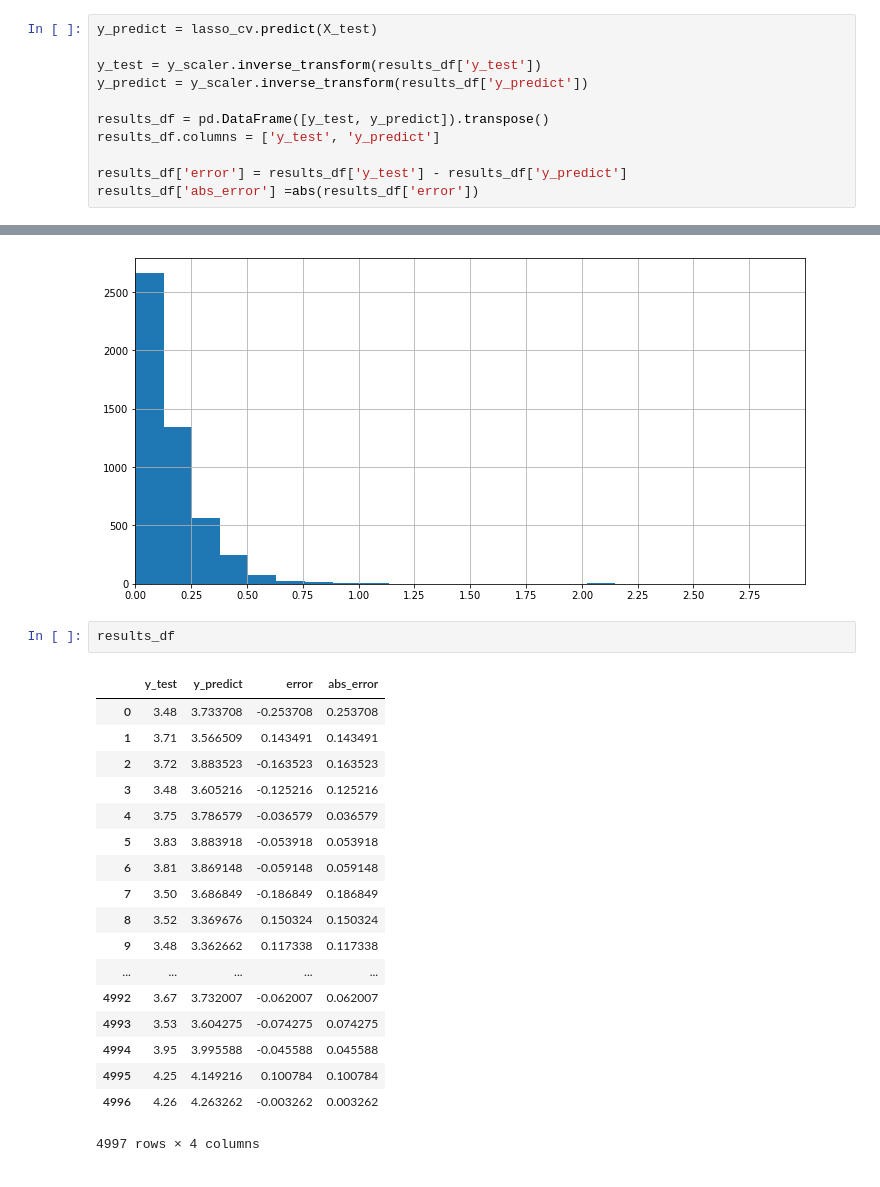
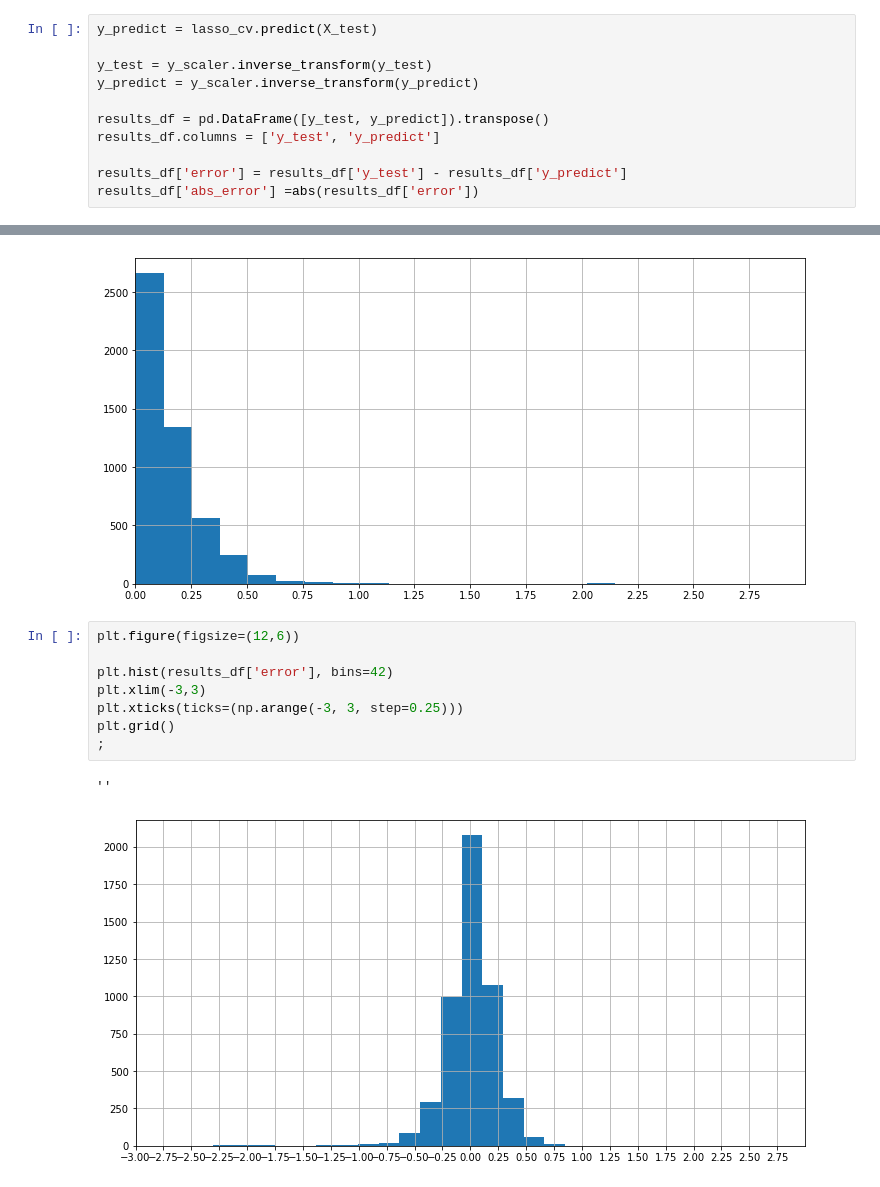
Before and after one commit to tomsharp/BeerMe, a Jupyter notebook: notebooks/whole_dataset.ipynb, the cells around one changed output, grey strips where cells are left out. Cells and saved outputs as stored; diff of their text form.

```diff
--- a/notebooks/whole_dataset.ipynb
+++ b/notebooks/whole_dataset.ipynb
@@ -196,8 +200,8 @@ print("% of coefs forced to 0 =", 100* sum(lasso_cv.coef_ == 0)/len(lasso_cv.coe
 # %%
 y_predict = lasso_cv.predict(X_test)
 
-y_test = y_scaler.inverse_transform(results_df['y_test'])
-y_predict = y_scaler.inverse_transform(results_df['y_predict'])
+y_test = y_scaler.inverse_transform(y_test)
+y_predict = y_scaler.inverse_transform(y_predict)
 
 results_df = pd.DataFrame([y_test, y_predict]).transpose()
 results_df.columns = ['y_test', 'y_predict']
@@ -238,24 +228,14 @@ plt.grid()
 # %% [output]
 ''
 [figure]
-# %%
-results_df
-# %% [output]
-|  | y_test | y_predict | error | abs_error |
-| 0 | 3.48 | 3.733708 | -0.253708 | 0.253708 |
-| 1 | 3.71 | 3.566509 | 0.143491 | 0.143491 |
-| 2 | 3.72 | 3.883523 | -0.163523 | 0.163523 |
-| 3 | 3.48 | 3.605216 | -0.125216 | 0.125216 |
-| 4 | 3.75 | 3.786579 | -0.036579 | 0.036579 |
-| 5 | 3.83 | 3.883918 | -0.053918 | 0.053918 |
-| 6 | 3.81 | 3.869148 | -0.059148 | 0.059148 |
-| 7 | 3.50 | 3.686849 | -0.186849 | 0.186849 |
-| 8 | 3.52 | 3.369676 | 0.150324 | 0.150324 |
-| 9 | 3.48 | 3.362662 | 0.117338 | 0.117338 |
-| ... | ... | ... | ... | ... |
-| 4992 | 3.67 | 3.732007 | -0.062007 | 0.062007 |
-| 4993 | 3.53 | 3.604275 | -0.074275 | 0.074275 |
-| 4994 | 3.95 | 3.995588 | -0.045588 | 0.045588 |
-| 4995 | 4.25 | 4.149216 | 0.100784 | 0.100784 |
-| 4996 | 4.26 | 4.263262 | -0.003262 | 0.003262 |
-4997 rows × 4 columns
+# %%
+plt.figure(figsize=(12,6))
+
+plt.hist(results_df['error'], bins=42)
+plt.xlim(-3,3)
+plt.xticks(ticks=(np.arange(-3, 3, step=0.25)))
+plt.grid()
+;
+# %% [output]
+''
+[figure, added]
```
Also changed, not shown: parts of 15 cells of this notebook, 2 other files.
